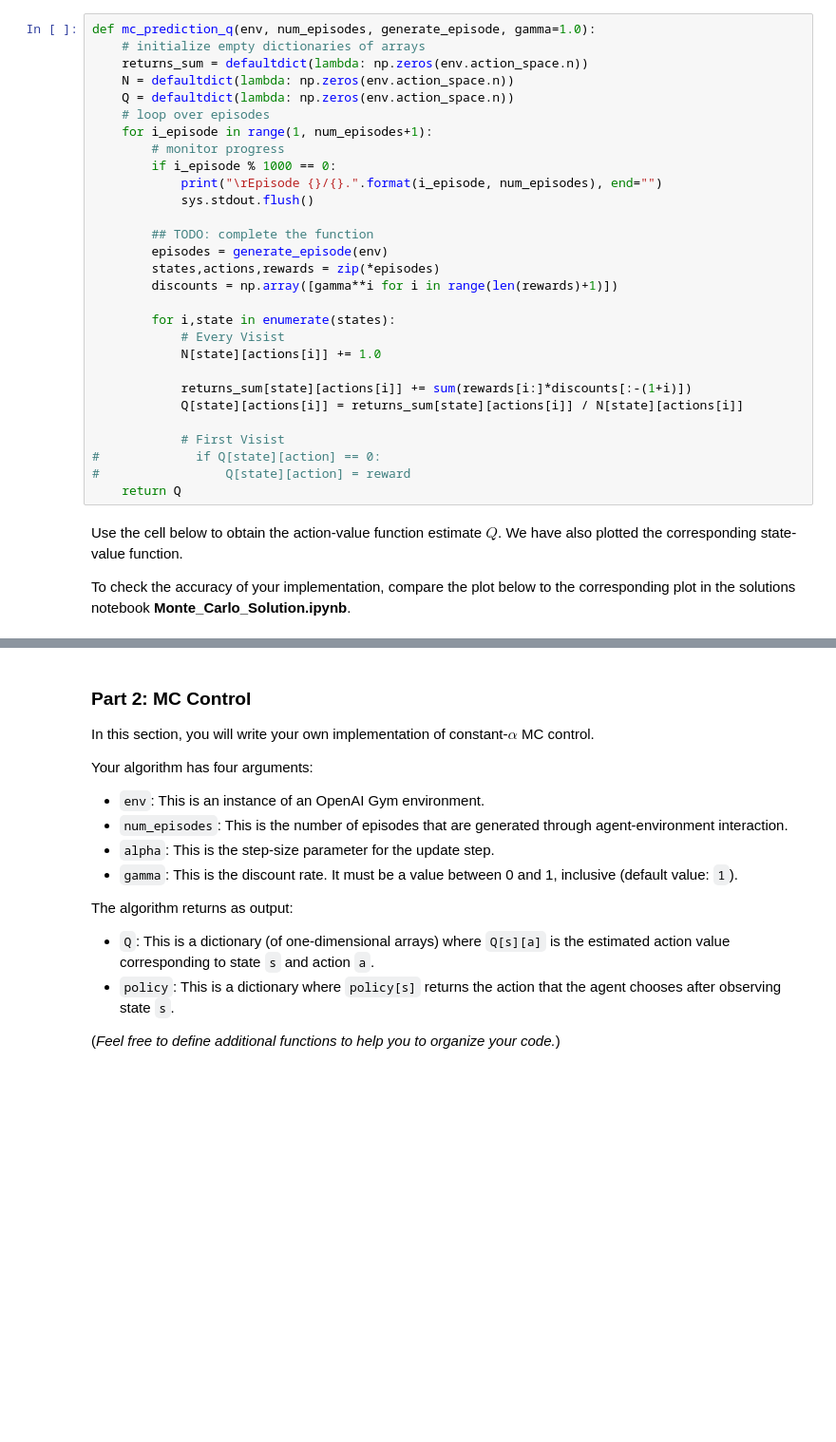
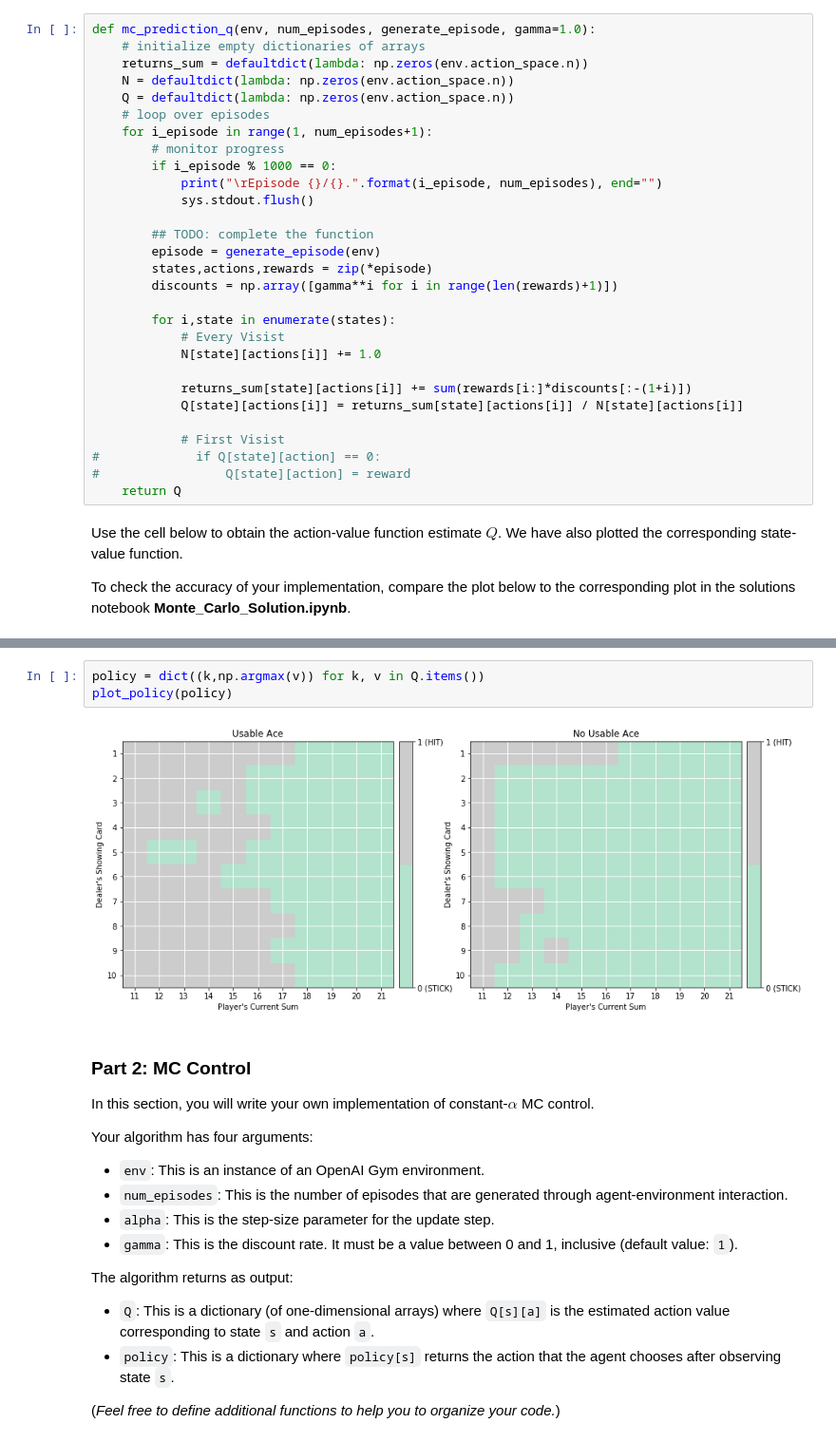
Before and after one commit to mariuspot/drlnd_monte_carlo, a Jupyter notebook: Monte_Carlo.ipynb, the cells around one changed output, grey strips where cells are left out. Shown at 95% size. Saved outputs shown, nothing was run; the diff lists cells and outputs as text; blank space fills up the shorter version.

```diff
--- a/Monte_Carlo.ipynb
+++ b/Monte_Carlo.ipynb
@@ -127,8 +127,8 @@ def mc_prediction_q(env, num_episodes, generate_episode, gamma=1.0):
             sys.stdout.flush()
 
         ## TODO: complete the function
-        episodes = generate_episode(env)
-        states,actions,rewards = zip(*episodes)
+        episode = generate_episode(env)
+        states,actions,rewards = zip(*episode)
         discounts = np.array([gamma**i for i in range(len(rewards)+1)])
 
         for i,state in enumerate(states):
@@ -162,3 +162,8 @@ Episode 500000/500000.
+# %%
+policy = dict((k,np.argmax(v)) for k, v in Q.items())
+plot_policy(policy)
+# %% [output]
+[figure, added]
 # %% [markdown]
 ### Part 2: MC Control
 
```
Also changed, not shown: parts of 9 cells of this notebook.
